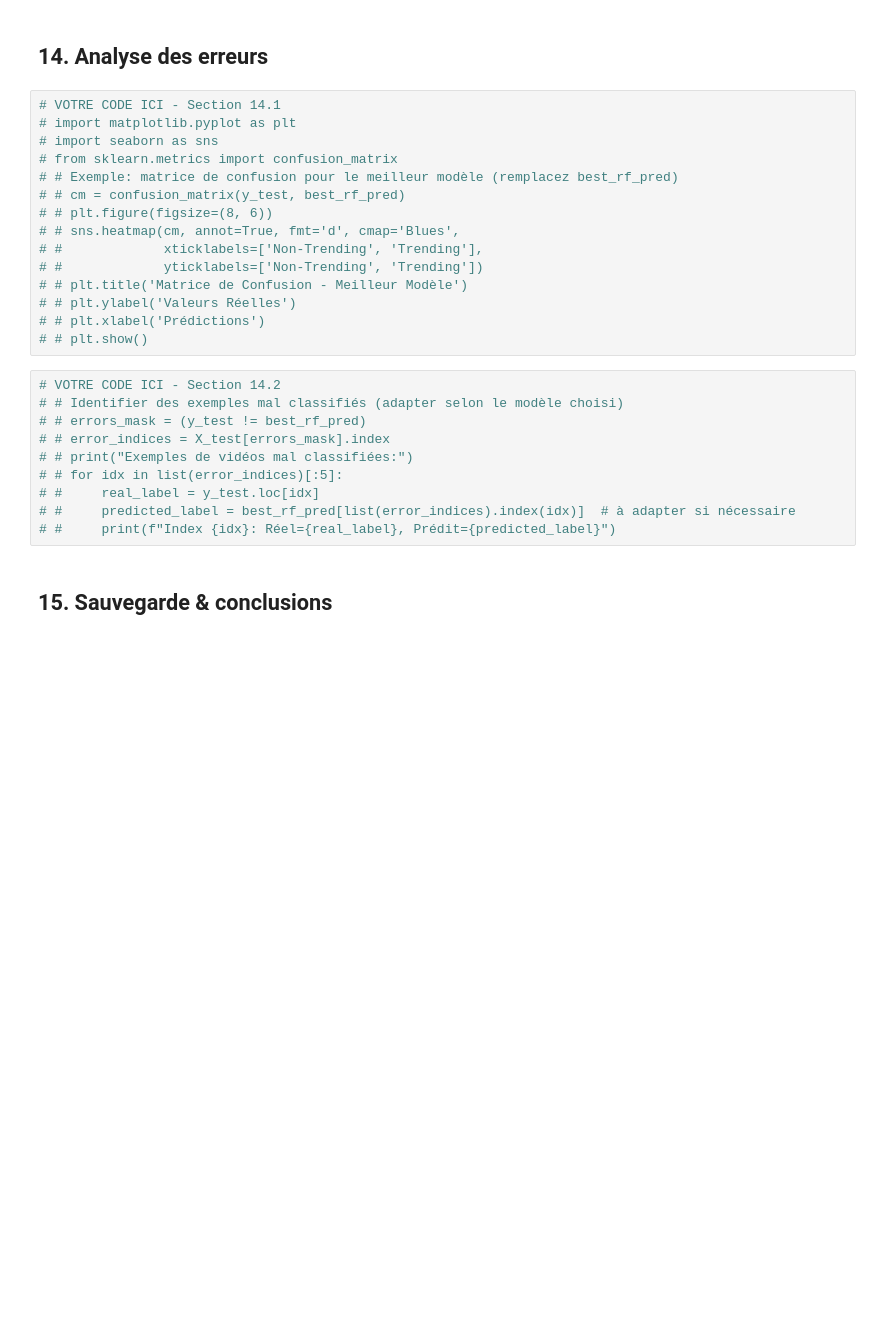
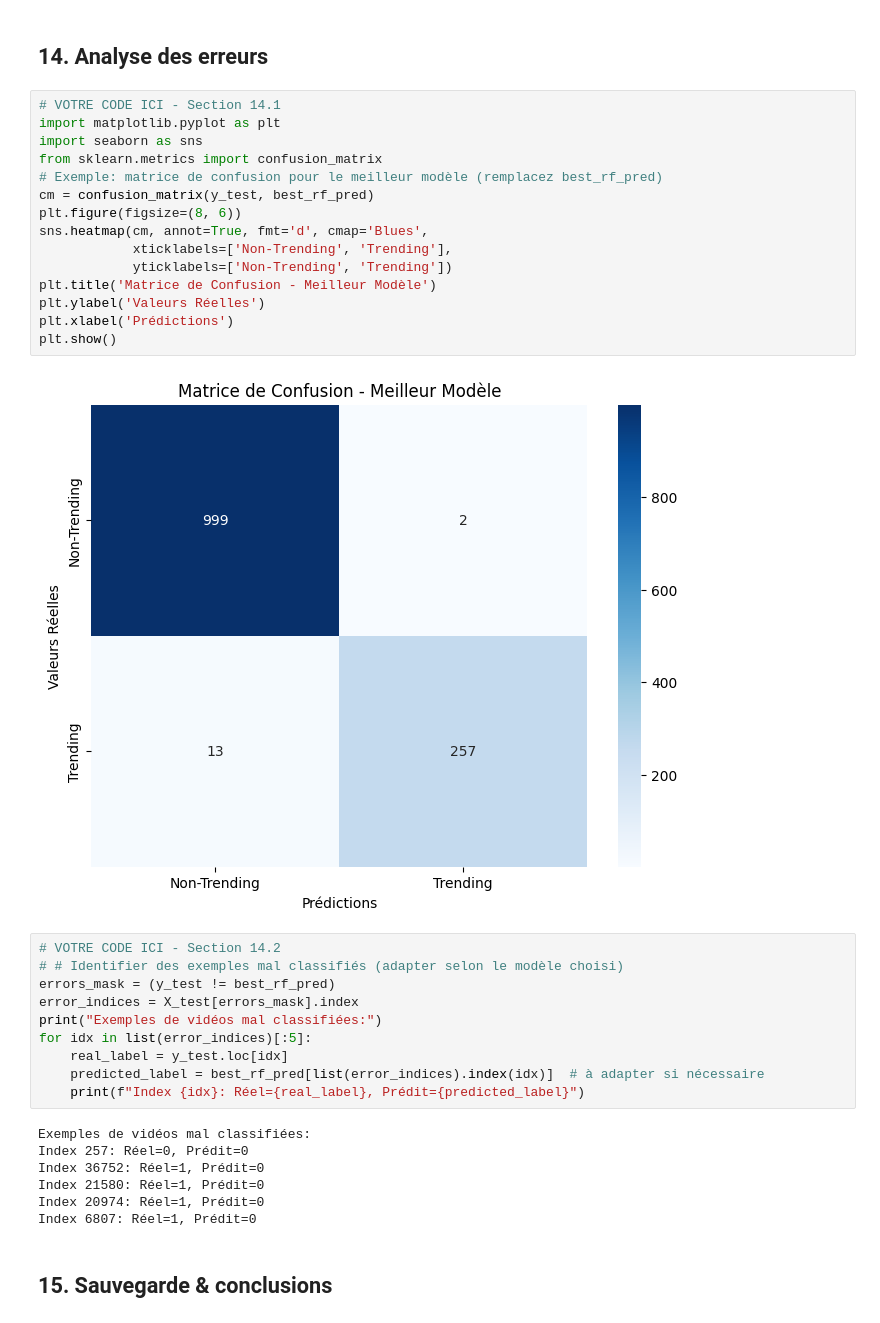
Before and after one commit to kirillsst/youtube-popularity-ml, a Jupyter notebook: notebook/PROJET_ML_Youtube_Trending.ipynb, the cells around one changed output. Cells and saved outputs as stored; diff of their text form; blank space fills up the shorter version.

```diff
--- a/notebook/PROJET_ML_Youtube_Trending.ipynb
+++ b/notebook/PROJET_ML_Youtube_Trending.ipynb
@@ -711,29 +755,38 @@ Nb itération : 211
 ## 14. Analyse des erreurs
 # %%
 # VOTRE CODE ICI - Section 14.1
-# import matplotlib.pyplot as plt
-# import seaborn as sns
-# from sklearn.metrics import confusion_matrix
-# # Exemple: matrice de confusion pour le meilleur modèle (remplacez best_rf_pred)
-# # cm = confusion_matrix(y_test, best_rf_pred)
-# # plt.figure(figsize=(8, 6))
-# # sns.heatmap(cm, annot=True, fmt='d', cmap='Blues',
-# #             xticklabels=['Non-Trending', 'Trending'],
-# #             yticklabels=['Non-Trending', 'Trending'])
-# # plt.title('Matrice de Confusion - Meilleur Modèle')
-# # plt.ylabel('Valeurs Réelles')
-# # plt.xlabel('Prédictions')
-# # plt.show()
+import matplotlib.pyplot as plt
+import seaborn as sns
+from sklearn.metrics import confusion_matrix
+# Exemple: matrice de confusion pour le meilleur modèle (remplacez best_rf_pred)
+cm = confusion_matrix(y_test, best_rf_pred)
+plt.figure(figsize=(8, 6))
+sns.heatmap(cm, annot=True, fmt='d', cmap='Blues',
+            xticklabels=['Non-Trending', 'Trending'],
+            yticklabels=['Non-Trending', 'Trending'])
+plt.title('Matrice de Confusion - Meilleur Modèle')
+plt.ylabel('Valeurs Réelles')
+plt.xlabel('Prédictions')
+plt.show()
+# %% [output]
+[figure, added]
 # %%
 # VOTRE CODE ICI - Section 14.2
 # # Identifier des exemples mal classifiés (adapter selon le modèle choisi)
-# # errors_mask = (y_test != best_rf_pred)
-# # error_indices = X_test[errors_mask].index
-# # print("Exemples de vidéos mal classifiées:")
-# # for idx in list(error_indices)[:5]:
-# #     real_label = y_test.loc[idx]
-# #     predicted_label = best_rf_pred[list(error_indices).index(idx)]  # à adapter si nécessaire
-# #     print(f"Index {idx}: Réel={real_label}, Prédit={predicted_label}")
+errors_mask = (y_test != best_rf_pred)
+error_indices = X_test[errors_mask].index
+print("Exemples de vidéos mal classifiées:")
+for idx in list(error_indices)[:5]:
+    real_label = y_test.loc[idx]
+    predicted_label = best_rf_pred[list(error_indices).index(idx)]  # à adapter si nécessaire
+    print(f"Index {idx}: Réel={real_label}, Prédit={predicted_label}")
+# %% [output]
+Exemples de vidéos mal classifiées:
+Index 257: Réel=0, Prédit=0
+Index 36752: Réel=1, Prédit=0
+Index 21580: Réel=1, Prédit=0
+Index 20974: Réel=1, Prédit=0
+Index 6807: Réel=1, Prédit=0
 # %% [markdown]
 ## 15. Sauvegarde & conclusions
 # %%
```
Also changed, not shown: parts of 7 cells of this notebook, 2 other files.
